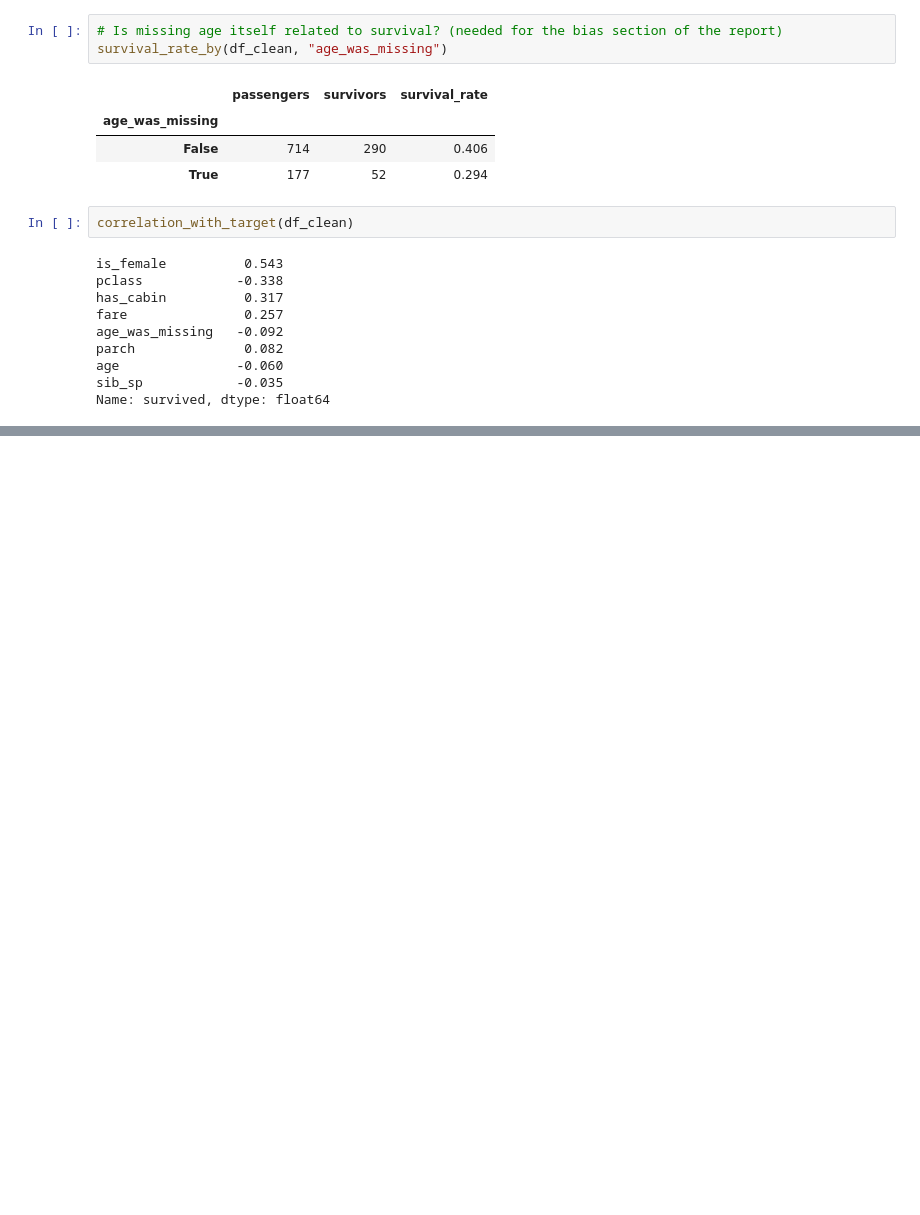
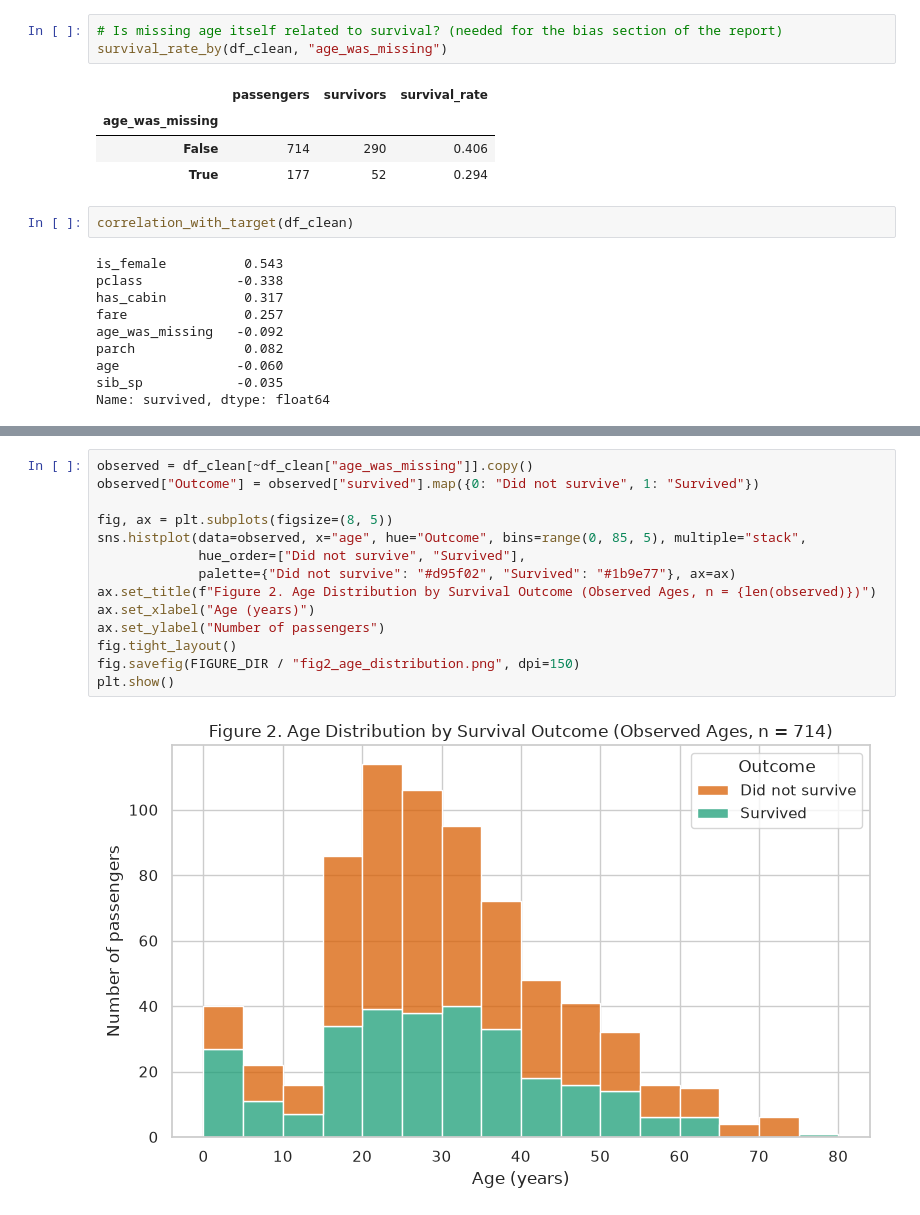
Before and after one commit to vutran-us/ai-programming-foundations-project, a Jupyter notebook: data_workflow.ipynb, the cells around one changed output, grey strips where cells are left out. Cells and saved outputs as stored; diff of their text form; blank space fills up the shorter version.

```diff
--- a/data_workflow.ipynb
+++ b/data_workflow.ipynb
@@ -214,0 +234,16 @@ Name: survived, dtype: float64
+# %%
+observed = df_clean[~df_clean["age_was_missing"]].copy()
+observed["Outcome"] = observed["survived"].map({0: "Did not survive", 1: "Survived"})
+
+fig, ax = plt.subplots(figsize=(8, 5))
+sns.histplot(data=observed, x="age", hue="Outcome", bins=range(0, 85, 5), multiple="stack",
+             hue_order=["Did not survive", "Survived"],
+             palette={"Did not survive": "#d95f02", "Survived": "#1b9e77"}, ax=ax)
+ax.set_title(f"Figure 2. Age Distribution by Survival Outcome (Observed Ages, n = {len(observed)})")
+ax.set_xlabel("Age (years)")
+ax.set_ylabel("Number of passengers")
+fig.tight_layout()
+fig.savefig(FIGURE_DIR / "fig2_age_distribution.png", dpi=150)
+plt.show()
+# %% [output]
+[figure, added]
```
Also changed, not shown: parts of 4 cells of this notebook, 3 other files.
